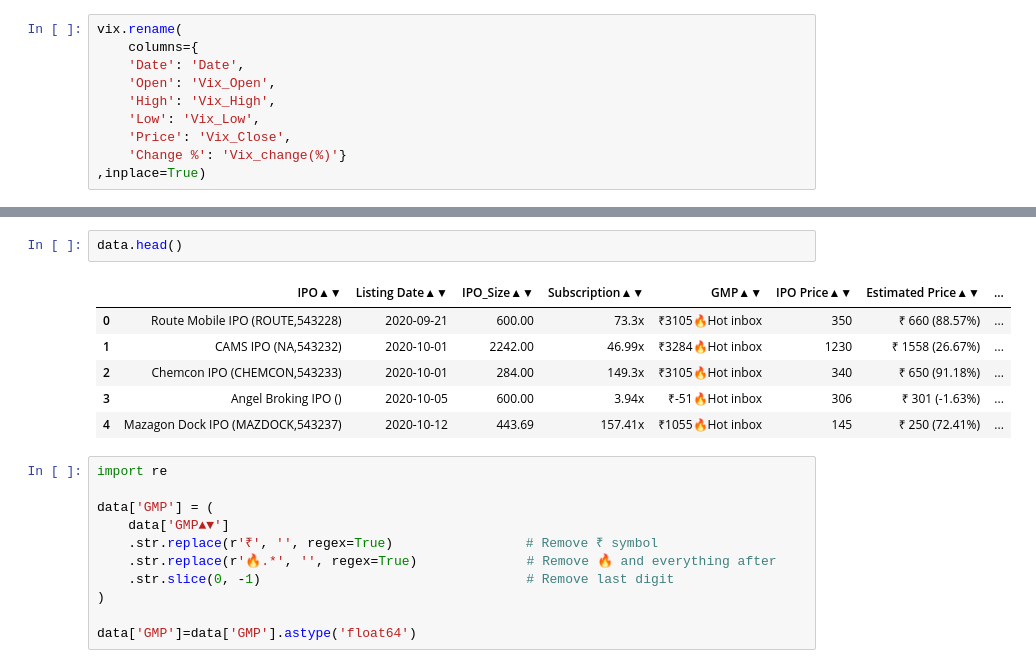
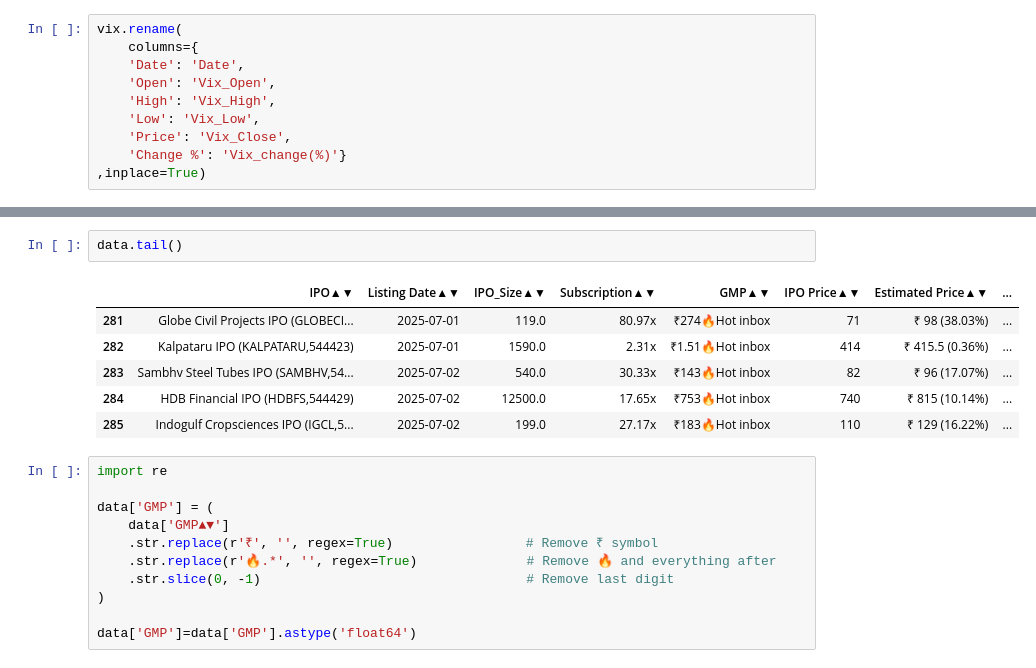
Before and after one commit to neelansh00/IPO_Price_Predictor, a Jupyter notebook: list_price_prediction_2020_2025.ipynb, the cells around one changed output, grey strips where cells are left out. Saved outputs shown, nothing was run; the diff lists cells and outputs as text.

```diff
--- a/list_price_prediction_2020_2025.ipynb
+++ b/list_price_prediction_2020_2025.ipynb
@@ -83,12 +83,12 @@ memory usage: 64.9+ KB
 # %%
-data.head()
+data.tail()
 # %% [output]
 |  | IPO▲▼ | Listing Date▲▼ | IPO_Size▲▼ | Subscription▲▼ | GMP▲▼ | IPO Price▲▼ | Estimated Price▲▼ | ... |
-| 0 | Route Mobile IPO (ROUTE,543228) | 2020-09-21 | 600.00 | 73.3x | ₹3105🔥Hot inbox | 350 | ₹ 660 (88.57%) | ... |
-| 1 | CAMS IPO (NA,543232) | 2020-10-01 | 2242.00 | 46.99x | ₹3284🔥Hot inbox | 1230 | ₹ 1558 (26.67%) | ... |
-| 2 | Chemcon IPO (CHEMCON,543233) | 2020-10-01 | 284.00 | 149.3x | ₹3105🔥Hot inbox | 340 | ₹ 650 (91.18%) | ... |
-| 3 | Angel Broking IPO () | 2020-10-05 | 600.00 | 3.94x | ₹-51🔥Hot inbox | 306 | ₹ 301 (-1.63%) | ... |
-| 4 | Mazagon Dock IPO (MAZDOCK,543237) | 2020-10-12 | 443.69 | 157.41x | ₹1055🔥Hot inbox | 145 | ₹ 250 (72.41%) | ... |
+| 281 | Globe Civil Projects IPO (GLOBECI... | 2025-07-01 | 119.0 | 80.97x | ₹274🔥Hot inbox | 71 | ₹ 98 (38.03%) | ... |
+| 282 | Kalpataru IPO (KALPATARU,544423) | 2025-07-01 | 1590.0 | 2.31x | ₹1.51🔥Hot inbox | 414 | ₹ 415.5 (0.36%) | ... |
+| 283 | Sambhv Steel Tubes IPO (SAMBHV,54... | 2025-07-02 | 540.0 | 30.33x | ₹143🔥Hot inbox | 82 | ₹ 96 (17.07%) | ... |
+| 284 | HDB Financial IPO (HDBFS,544429) | 2025-07-02 | 12500.0 | 17.65x | ₹753🔥Hot inbox | 740 | ₹ 815 (10.14%) | ... |
+| 285 | Indogulf Cropsciences IPO (IGCL,5... | 2025-07-02 | 199.0 | 27.17x | ₹183🔥Hot inbox | 110 | ₹ 129 (16.22%) | ... |
 # %%
 import re
 
```
Also changed, not shown: parts of 18 cells of this notebook, 4 other files.
